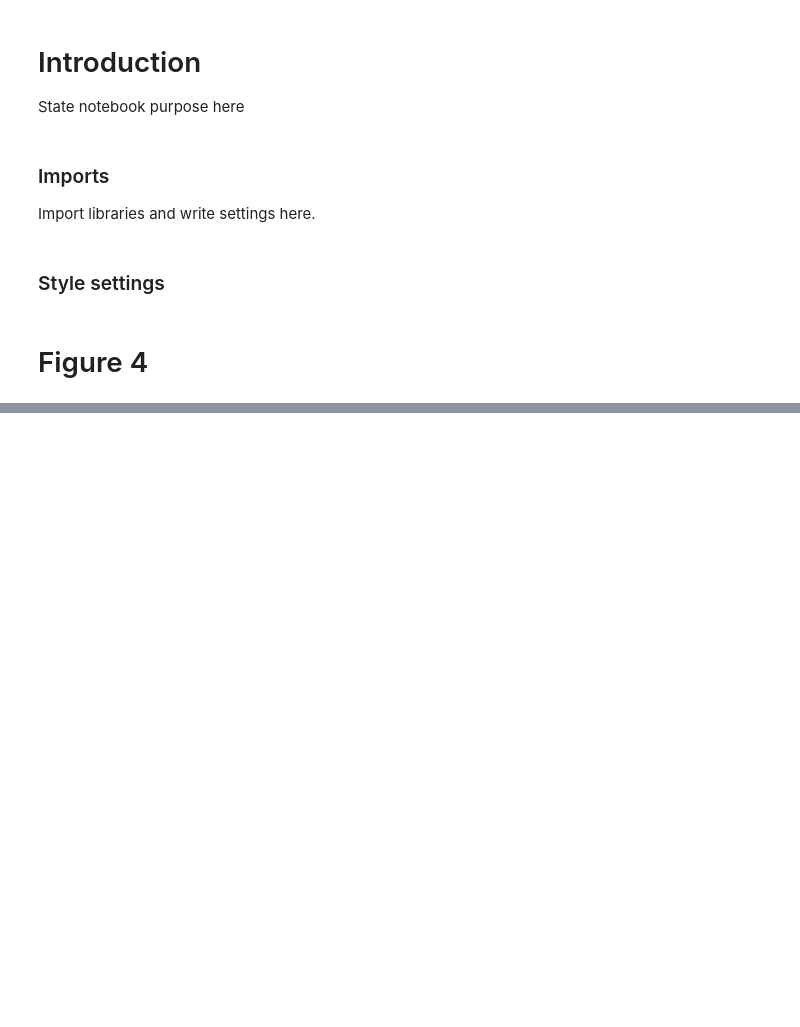
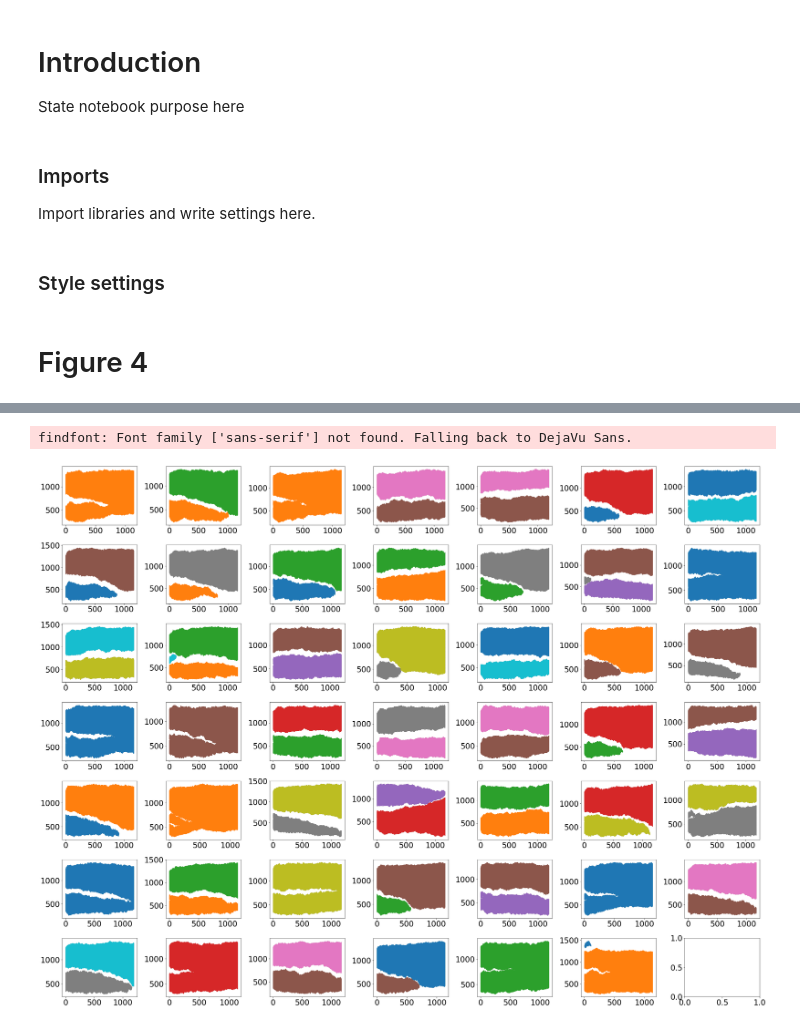
Before and after one commit to palladio11/aLENS_analysis, a Jupyter notebook: notebooks/chromatin_notebooks/Dyn_cond_figs/Figure4.ipynb, the cells around one changed output, grey strips where cells are left out. Drawn from its saved outputs; the diff is of its cells as text; code cells hidden in the pictures; blank space fills up the shorter version.

```diff
--- a/notebooks/chromatin_notebooks/Dyn_cond_figs/Figure4.ipynb
+++ b/notebooks/chromatin_notebooks/Dyn_cond_figs/Figure4.ipynb
@@ -95,0 +129,52 @@ plt.rcParams['image.cmap'] = 'YlOrRd'
+# %%
+data_path = ceph_path / "DynCondPaper/24-03-07_aLc1_scan.48_line1600_Pin5um_2xKe30_ks100_2patch_sep100_equil"
+h5_list = list(data_path.glob('simulations/*/analysis/cluster_analysis.h5'))
+
+large_tree_length = 200
+
+merge_events = 0
+dissovle_events = 0
+nothing_events = 0
+
+tableau10_colors = iter(cycle(plt.cm.tab10.colors))
+
+graph_side_length = int(np.ceil(np.sqrt(len(h5_list))))
+
+fig, axarr = plt.subplots(graph_side_length, graph_side_length, figsize=(32, 24))
+for i in range(graph_side_length):
+    for j in range(graph_side_length):
+        if i*graph_side_length + j >= len(h5_list):
+            break
+        try:
+            with h5py.File(h5_list[i*graph_side_length+j], 'r') as h5_data:
+                cluster_grp = h5_data['clusters']
+                time_arr = h5_data['time'][...]
+                time_grp_list = sorted(cluster_grp.values(), key=lambda x: x.attrs['time'])
+                clusters = []
+                for tg in time_grp_list:
+                    clusters += [[cla.Cluster(h5_data = c) for c in tg.values()]]
+
+            # Cluster tree
+            root_clusters = cla.find_descendants(clusters, thresh=cluster_similarity_threshold, nskip=nskip)
+
+            trees = []
+            tree_id_gen = aa.helpers.gen_id()
+            for root in root_clusters:
+                tree = cla.ClusterTree(next(tree_id_gen))
+                tree.add_recursive(root)
+                trees += [tree]
+
+
+            # Graph all clusters
+            for tree, color in zip(trees, tableau10_colors):
+                if len(tree.clusters) < large_tree_length:
+                    continue
+                for clust in tree.clusters:
+                    _ = axarr[i,j].plot([clust.time]*len(clust.part_ids), clust.part_ids, color = color, markersize= .1, marker='.', linestyle='None')
+        except:
+            raise
+
+fig.tight_layout()
+# %% [output]
+findfont: Font family ['sans-serif'] not found. Falling back to DejaVu Sans.
+[figure, added]
```
Also changed, not shown: parts of 8 cells of this notebook, 2 other files.
